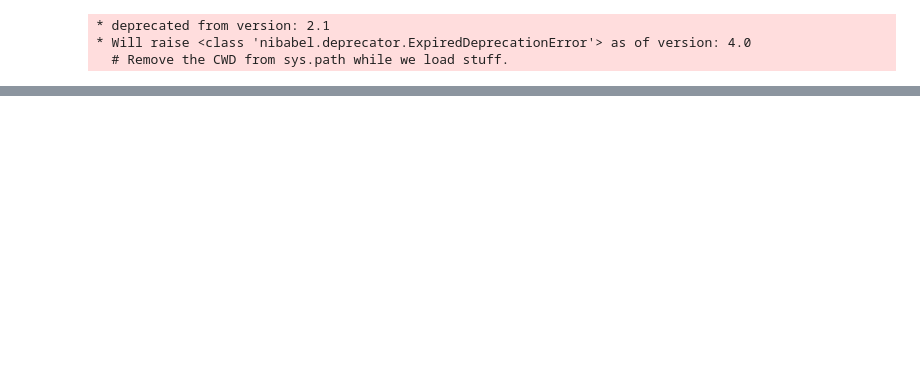
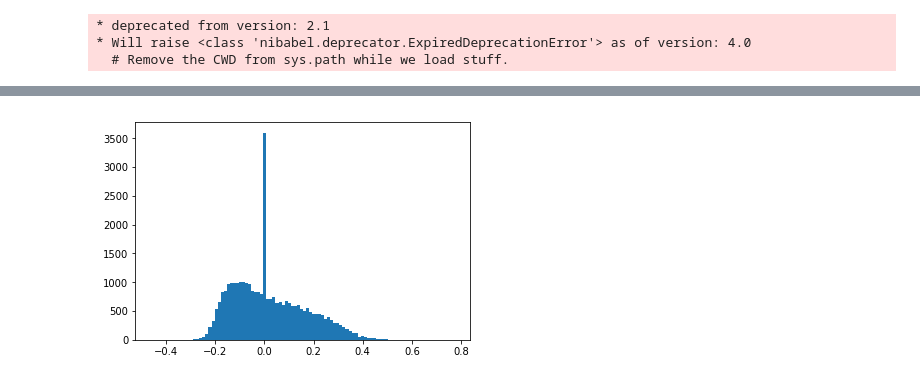
Before and after one commit to kristianeschenburg/trimeshpy, a Jupyter notebook: notebooks/Test_TriMeshPy.ipynb, the cells around one changed output, grey strips where cells are left out. Saved outputs shown, nothing was run; the diff lists cells and outputs as text; code cells hidden in the pictures; blank space fills up the shorter version.

```diff
--- a/notebooks/Test_TriMeshPy.ipynb
+++ b/notebooks/Test_TriMeshPy.ipynb
@@ -65,0 +114,7 @@ for l in np.arange(lines.shape[0]):
+# %%
+curv = loaded.load('/Users/kristianeschenburg/Desktop/Research/Data/Curvature/285345.L.curvature.32k_fs_LR.shape.gii')
+sulc = loaded.load('/Users/kristianeschenburg/Desktop/Research/Data/SulcalDepth/285345.L.sulc.32k_fs_LR.shape.gii')
+# %%
+plt.hist(curv,100);
+# %% [output]
+[figure, added]
```
Also changed, not shown: parts of 23 cells of this notebook, 2 other files.
